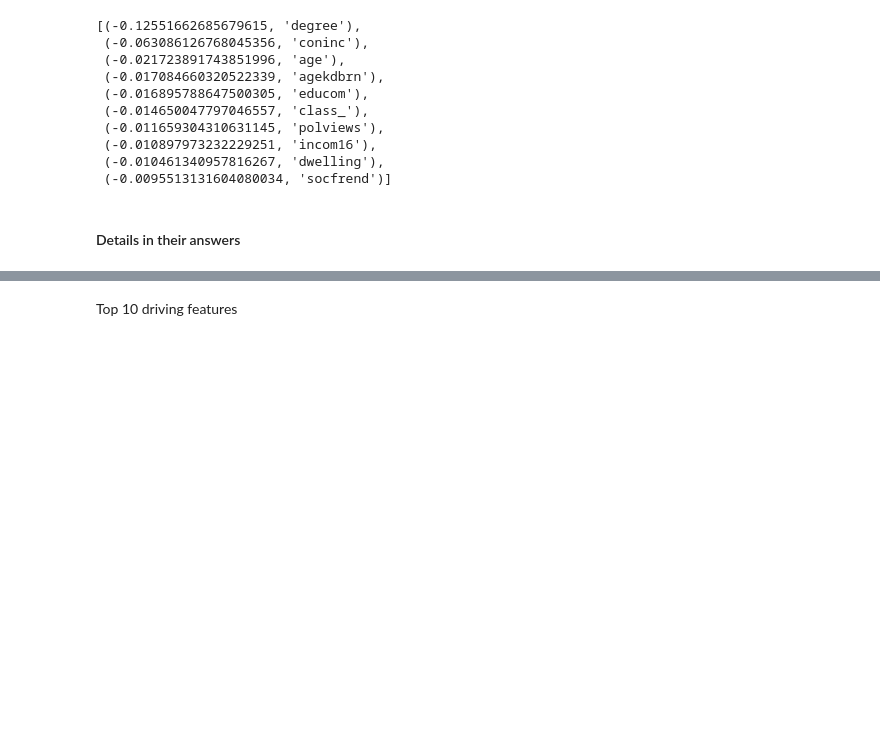
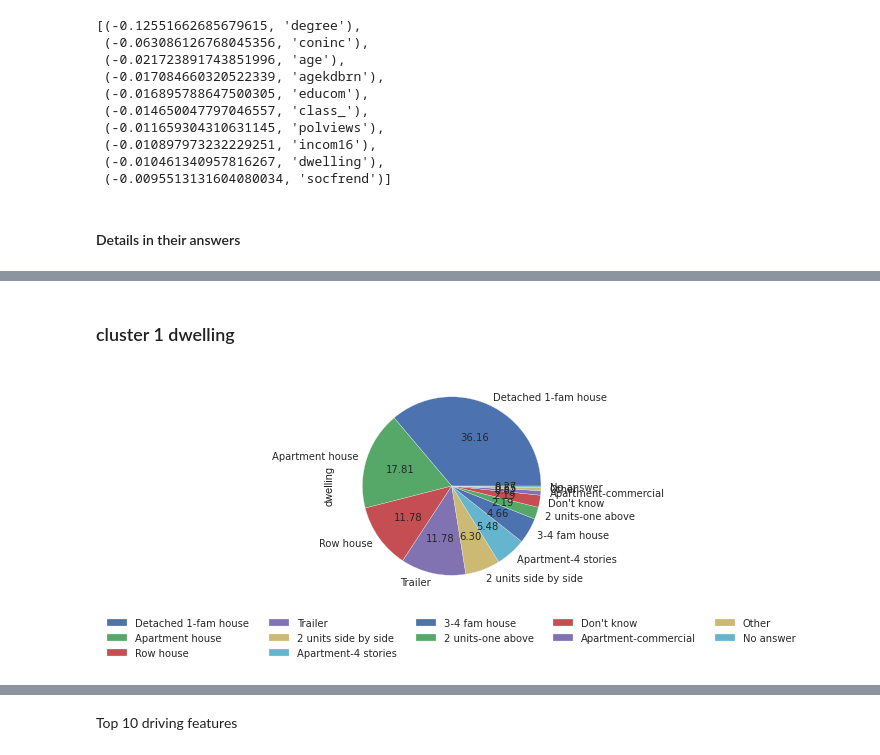
Before and after one commit to banjopickin/women_workforce, a Jupyter notebook: FC_analysis-version2.ipynb, the cells around one changed output, grey strips where cells are left out. Saved outputs shown, nothing was run; the diff lists cells and outputs as text; code cells hidden in the pictures; blank space fills up the shorter version.

```diff
--- a/FC_analysis-version2.ipynb
+++ b/FC_analysis-version2.ipynb
@@ -269,0 +258,6 @@ cluster_summary(df_c0,cat_cols)
+# %% [markdown]
+### cluster 1 dwelling
+# %%
+simple_pie(df_c1.dwelling,(4,4))
+# %% [output]
+[figure, added]
```
Also changed, not shown: parts of 34 cells of this notebook.
